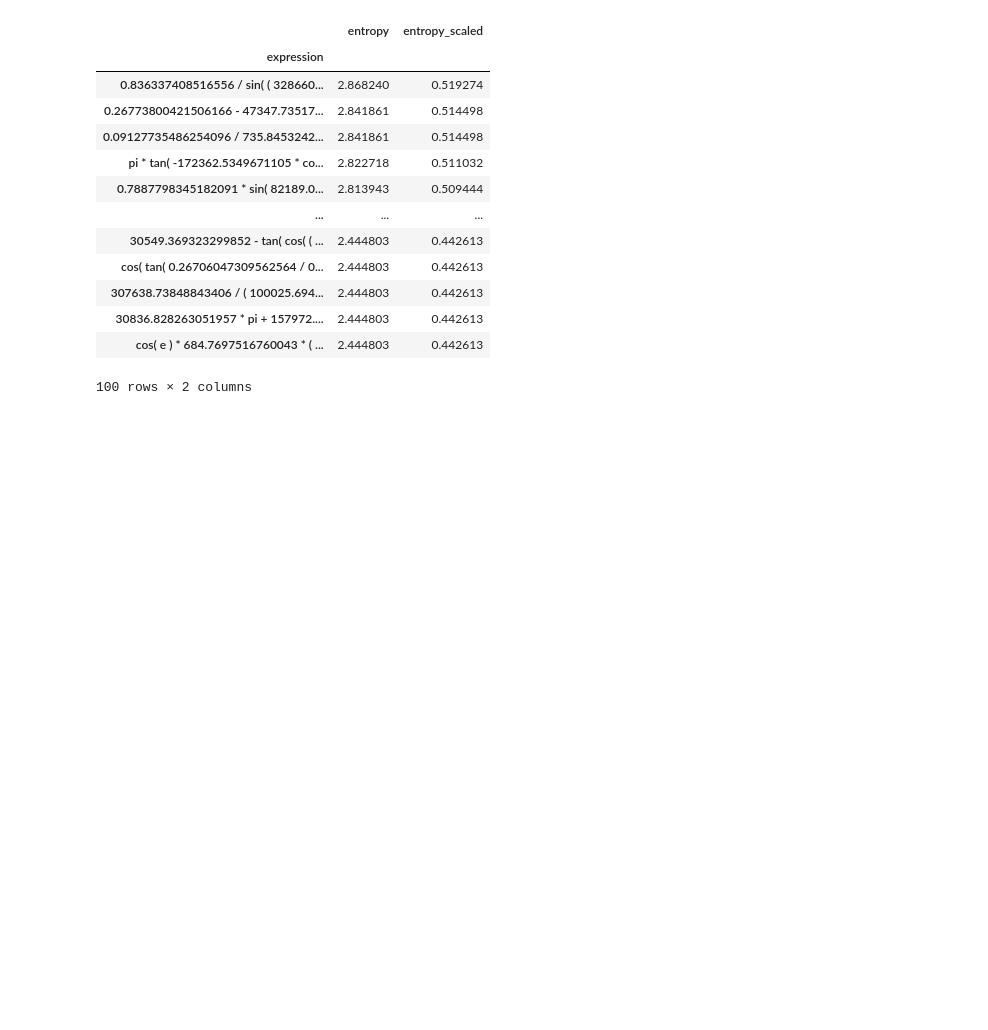
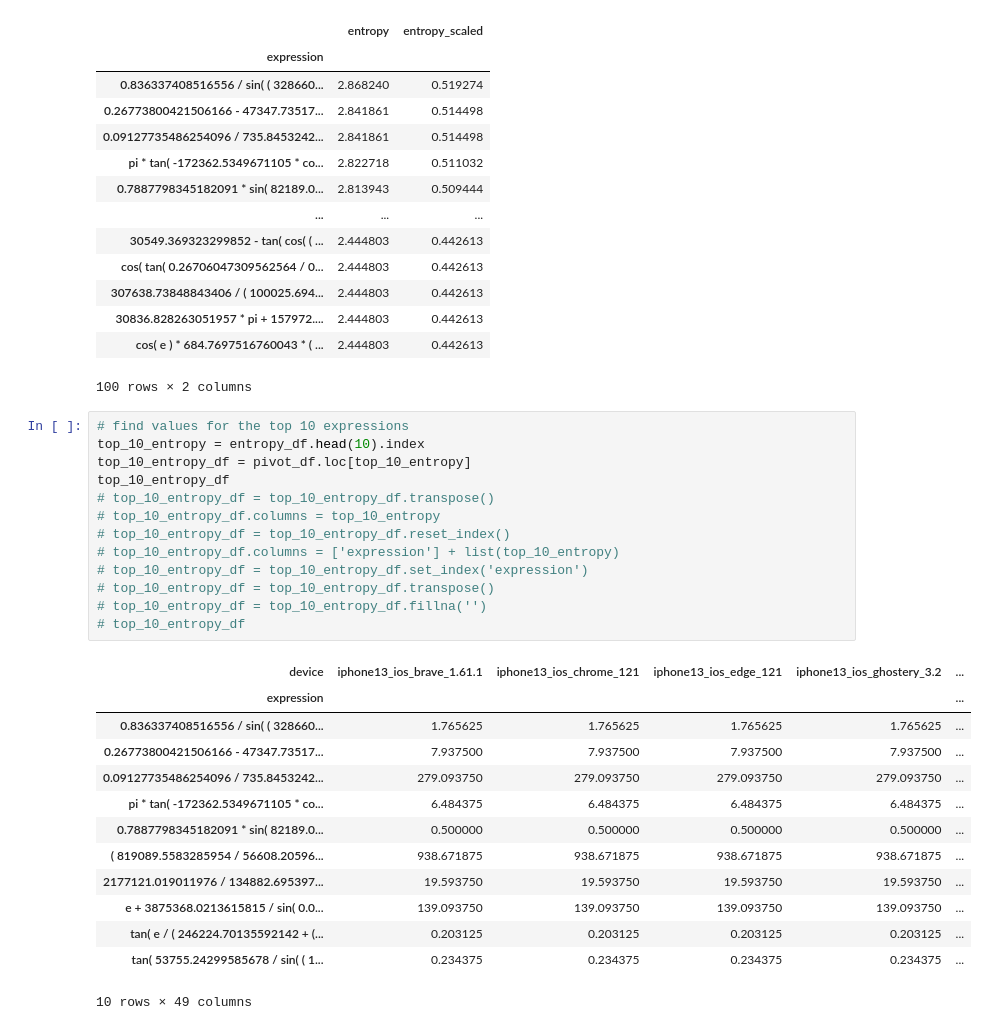
Before and after one commit to perzfilip/css-fingerprinting, a Jupyter notebook: scripts/cascading-spy-sheets-analysis/calc_fingerprinting_analysis.ipynb, the cells around one changed output. Saved outputs shown, nothing was run; the diff lists cells and outputs as text; blank space fills up the shorter version.

```diff
--- a/scripts/cascading-spy-sheets-analysis/calc_fingerprinting_analysis.ipynb
+++ b/scripts/cascading-spy-sheets-analysis/calc_fingerprinting_analysis.ipynb
@@ -207,3 +207,30 @@ entropy_df.head(100)
 | 30836.828263051957 * pi + 157972.... | 2.444803 | 0.442613 |
 | cos( e ) * 684.7697516760043 * ( ... | 2.444803 | 0.442613 |
 100 rows × 2 columns
+# %%
+# find values for the top 10 expressions
+top_10_entropy = entropy_df.head(10).index
+top_10_entropy_df = pivot_df.loc[top_10_entropy]
+top_10_entropy_df
+# top_10_entropy_df = top_10_entropy_df.transpose()
+# top_10_entropy_df.columns = top_10_entropy
+# top_10_entropy_df = top_10_entropy_df.reset_index()
+# top_10_entropy_df.columns = ['expression'] + list(top_10_entropy)
+# top_10_entropy_df = top_10_entropy_df.set_index('expression')
+# top_10_entropy_df = top_10_entropy_df.transpose()
+# top_10_entropy_df = top_10_entropy_df.fillna('')
+# top_10_entropy_df
+# %% [output]
+| device | iphone13_ios_brave_1.61.1 | iphone13_ios_chrome_121 | iphone13_ios_edge_121 | iphone13_ios_ghostery_3.2 | ... |
+| expression |  |  |  |  | ... |
+| 0.836337408516556 / sin( ( 328660... | 1.765625 | 1.765625 | 1.765625 | 1.765625 | ... |
+| 0.26773800421506166 - 47347.73517... | 7.937500 | 7.937500 | 7.937500 | 7.937500 | ... |
+| 0.09127735486254096 / 735.8453242... | 279.093750 | 279.093750 | 279.093750 | 279.093750 | ... |
+| pi * tan( -172362.5349671105 * co... | 6.484375 | 6.484375 | 6.484375 | 6.484375 | ... |
+| 0.7887798345182091 * sin( 82189.0... | 0.500000 | 0.500000 | 0.500000 | 0.500000 | ... |
+| ( 819089.5583285954 / 56608.20596... | 938.671875 | 938.671875 | 938.671875 | 938.671875 | ... |
+| 2177121.019011976 / 134882.695397... | 19.593750 | 19.593750 | 19.593750 | 19.593750 | ... |
+| e + 3875368.0213615815 / sin( 0.0... | 139.093750 | 139.093750 | 139.093750 | 139.093750 | ... |
+| tan( e / ( 246224.70135592142 + (... | 0.203125 | 0.203125 | 0.203125 | 0.203125 | ... |
+| tan( 53755.24299585678 / sin( ( 1... | 0.234375 | 0.234375 | 0.234375 | 0.234375 | ... |
+10 rows × 49 columns
```
Also changed, not shown: parts of 1 cell of this notebook, 3 other files.
